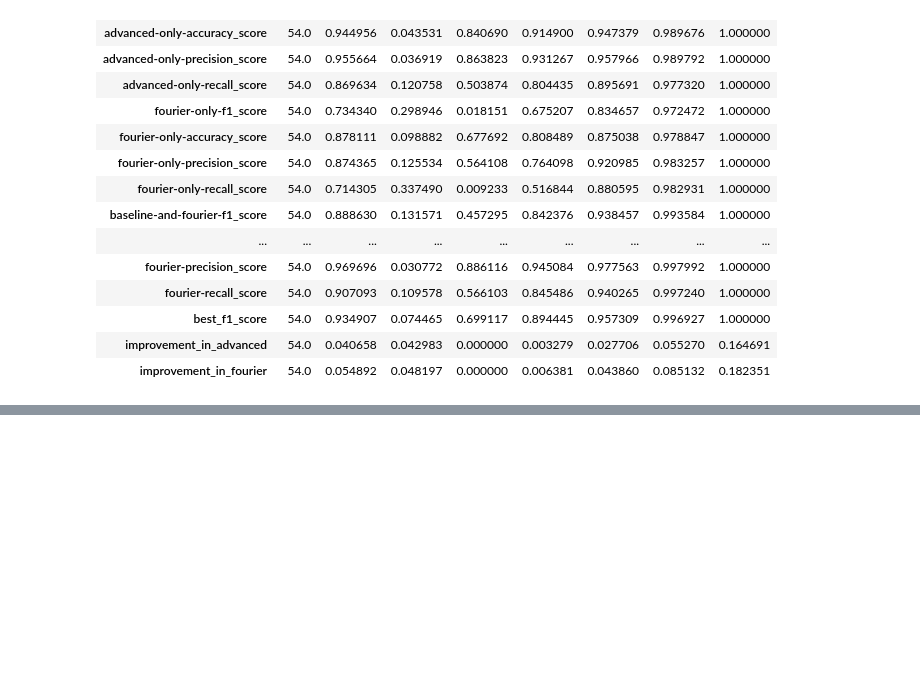
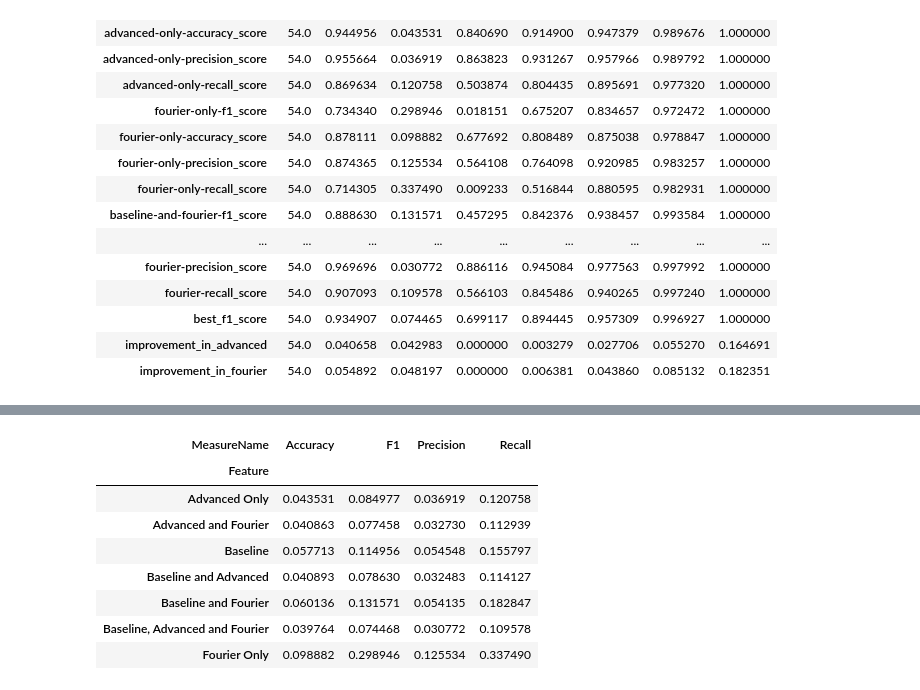
Before and after one commit to bhattacharjee/RansomFoRRT, a Jupyter notebook: iteration_2.1/expanded_rf_cs5/Iteration_2.1_EXT2_RF_CV5_compare_base32_logistic_regression.ipynb, the cells around one changed output, grey strips where cells are left out. Cells and saved outputs as stored; diff of their text form; code cells hidden in the pictures; blank space fills up the shorter version.

```diff
--- a/iteration_2.1/expanded_rf_cs5/Iteration_2.1_EXT2_RF_CV5_compare_base32_logistic_regression.ipynb
+++ b/iteration_2.1/expanded_rf_cs5/Iteration_2.1_EXT2_RF_CV5_compare_base32_logistic_regression.ipynb
@@ -718,0 +865,59 @@ df1[columns].describe().T
+# %%
+df2 = df[(df["exclude_webp"] == 0) & (df["exclude_nonwebp"] == 1) ]
+df2 = df.copy()
+df2 = df2[[c for c in df2.columns if "score" in c]]
+df2 = df2.describe().T
+df2 = df2["std"]
+
+def get_name(name):
+    if "score" not in name.lower():
+        return None, None
+    feature = name
+    measure = None
+
+    measure_map = {
+        "f1_score": "F1",
+        "accuracy_score": "Accuracy",
+        "precision_score": "Precision",
+        "recall_score": "Recall"
+    }
+    featurename_map = {
+        "fourier-only-": "Fourier Only",
+        "advanced-only-": "Advanced Only",
+        "baseline-and-fourier": "Baseline and Fourier",
+        "advanced-and-fourier": "Advanced and Fourier",
+        "baseline-and-advanced": "Baseline and Advanced",
+        "fourier-": "Baseline, Advanced and Fourier",
+        "baseline-": "Baseline",
+        "advanced-": "Baseline and Advanced",
+    }
+    for i, j in measure_map.items():
+        if i in name:
+            measure = j
+            break
+    for i, j in featurename_map.items():
+        if i in name:
+            feature = j
+            break
+    return name, feature, measure
+
+
+indices = list(df2.index)
+values = df2.to_numpy()
+df_acc = pd.DataFrame({"Original":["dummy"], "Feature": ["dummy"], "MeasureName": ["dummy"], "MeasureValue": [0.0]})
+
+
+for name, value in zip(indices, values):
+    if "score" in name.lower():
+        orname, featurename, measurename = get_name(name)
+        if featurename is not None:
+            tempdf = pd.DataFrame({"Original": [orname], "Feature": [featurename], "MeasureName": [measurename], "MeasureValue": [value]})
+            df_acc = pd.concat([df_acc, tempdf]).copy()
+df_acc = df_acc[df_acc["Feature"] != "dummy"]
+df_acc = df_acc[df_acc["Original"] != "best_f1_score"]
+df_acc = df_acc[[c for c in df_acc.columns if "Original" != c]]
+
+df_acc = df_acc.pivot(index="Feature", columns="MeasureName", values="MeasureValue")
+print(df_acc.to_latex())
+df_acc
+# %% [output]
@@ -718,0 +938,9 @@ df1[columns].describe().T
+| MeasureName | Accuracy | F1 | Precision | Recall |
+| Feature |  |  |  |  |
+| Advanced Only | 0.043531 | 0.084977 | 0.036919 | 0.120758 |
+| Advanced and Fourier | 0.040863 | 0.077458 | 0.032730 | 0.112939 |
+| Baseline | 0.057713 | 0.114956 | 0.054548 | 0.155797 |
+| Baseline and Advanced | 0.040893 | 0.078630 | 0.032483 | 0.114127 |
+| Baseline and Fourier | 0.060136 | 0.131571 | 0.054135 | 0.182847 |
+| Baseline, Advanced and Fourier | 0.039764 | 0.074468 | 0.030772 | 0.109578 |
+| Fourier Only | 0.098882 | 0.298946 | 0.125534 | 0.337490 |
```
Also changed, not shown: parts of 7 cells of this notebook, 2 other files.
